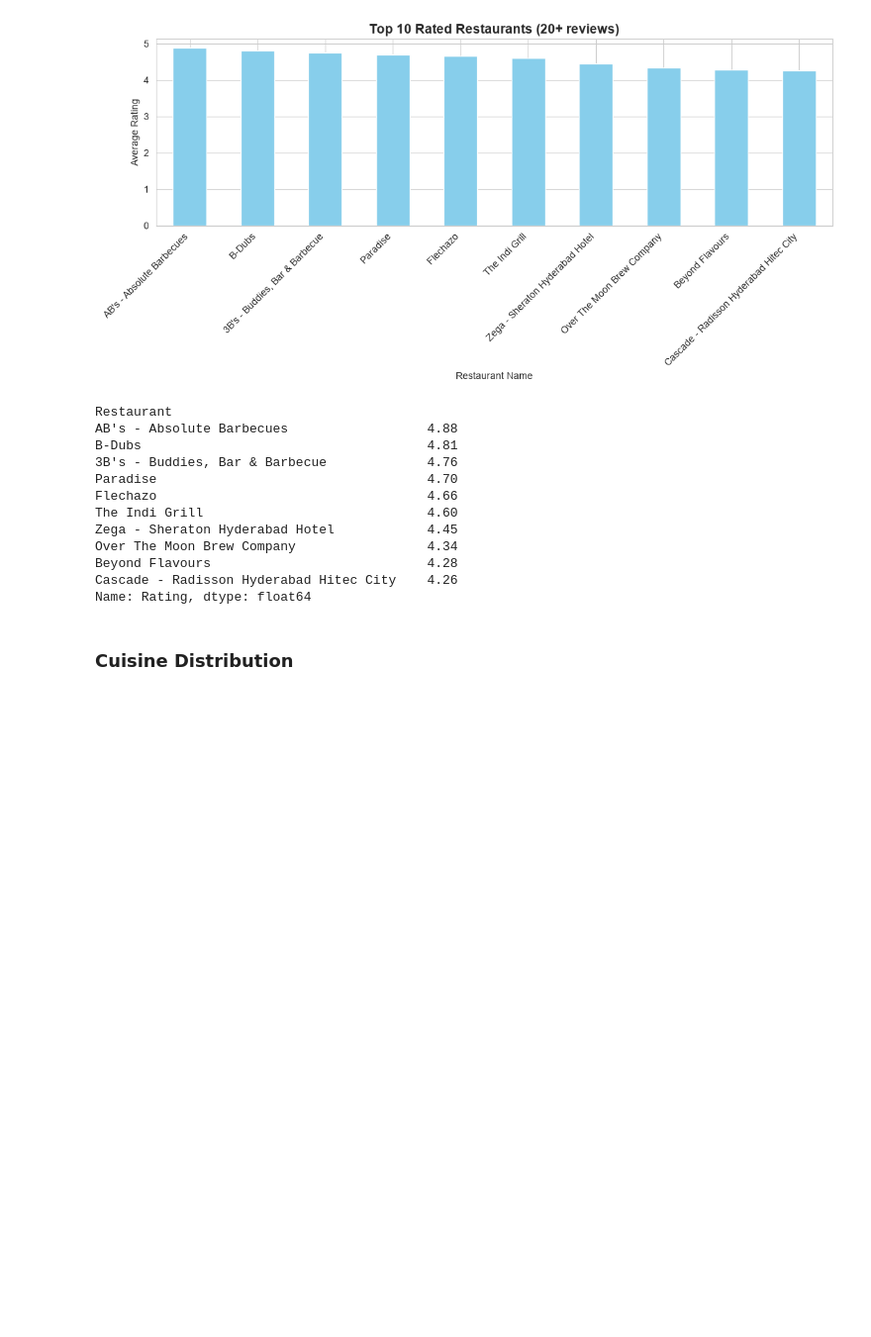
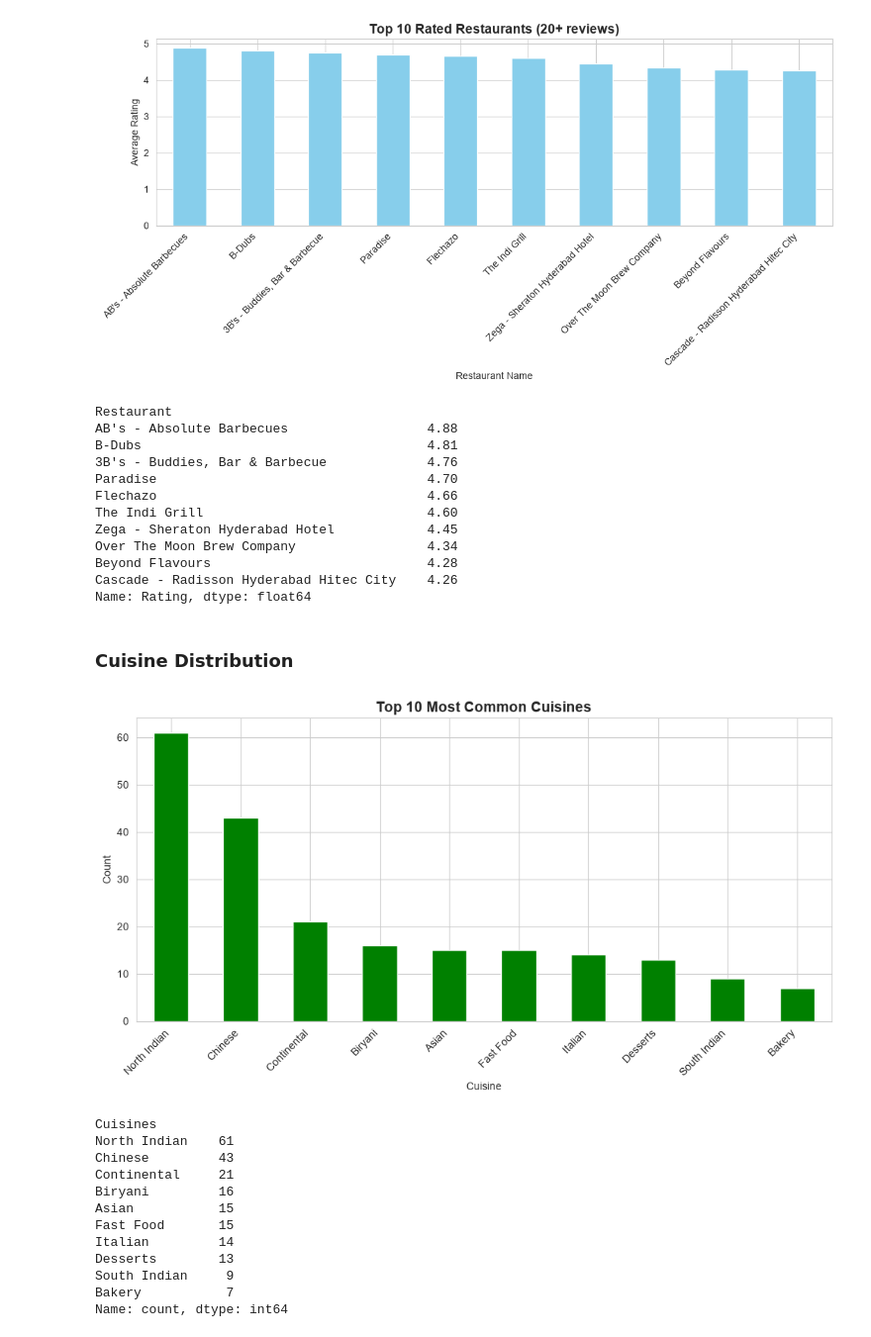
Before and after one commit to Engineer-purvesh18/Zomato-Analysis, a Jupyter notebook: Zomato_EDA.ipynb, the cells around one changed output. Shown at 99% size. Saved outputs shown, nothing was run; the diff lists cells and outputs as text; code cells hidden in the pictures; blank space fills up the shorter version.

```diff
--- a/Zomato_EDA.ipynb
+++ b/Zomato_EDA.ipynb
@@ -298,3 +298,33 @@ Cascade - Radisson Hyderabad Hitec City    4.26
 Name: Rating, dtype: float64
 # %% [markdown]
 ### Cuisine Distribution
+# %%
+# metadata_df's actual column is 'Cuisines' (plural) and each restaurant lists multiple
+# comma-separated cuisines -> split and count each cuisine individually
+cuisines_split = metadata_df['Cuisines'].str.split(',').explode().str.strip()
+cuisine_count = cuisines_split.value_counts().head(10)
+
+fig, ax = plt.subplots(figsize=(10, 5.5))
+cuisine_count.plot(kind='bar', color='green', ax=ax)
+ax.set_title('Top 10 Most Common Cuisines', fontsize=14, fontweight='bold')
+ax.set_ylabel('Count')
+ax.set_xlabel('Cuisine')
+plt.xticks(rotation=45, ha='right')
+plt.tight_layout()
+plt.show()
+
+cuisine_count
+# %% [output]
+[figure, added]
+Cuisines
+North Indian    61
+Chinese         43
+Continental     21
+Biryani         16
+Asian           15
+Fast Food       15
+Italian         14
+Desserts        13
+South Indian     9
+Bakery           7
+Name: count, dtype: int64
```
Also changed, not shown: parts of 10 cells of this notebook.
